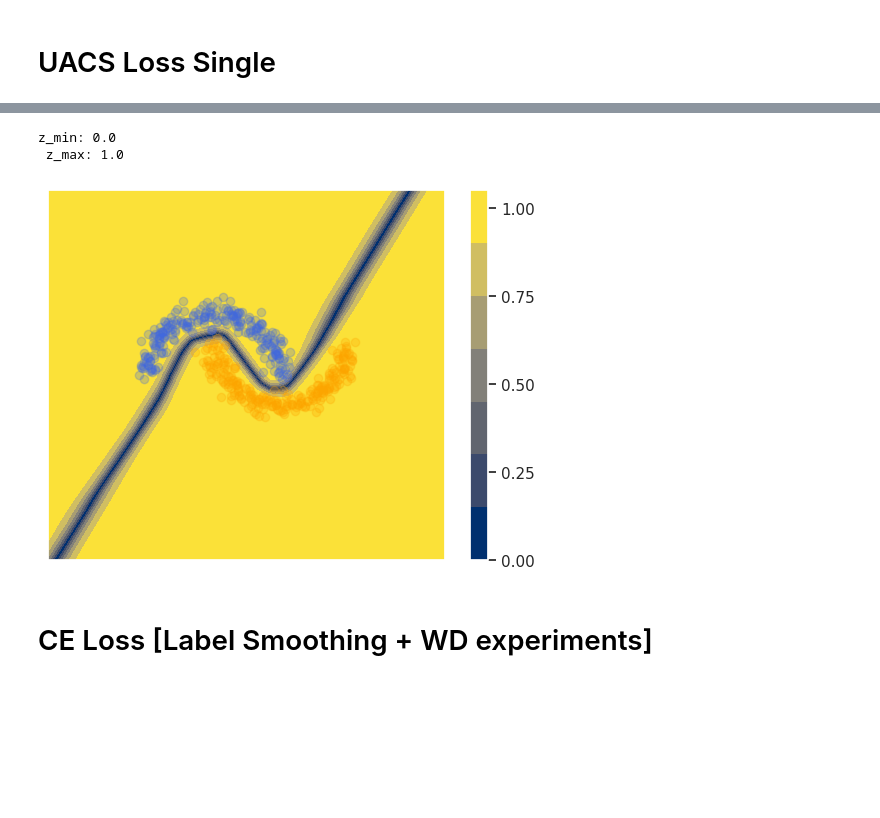
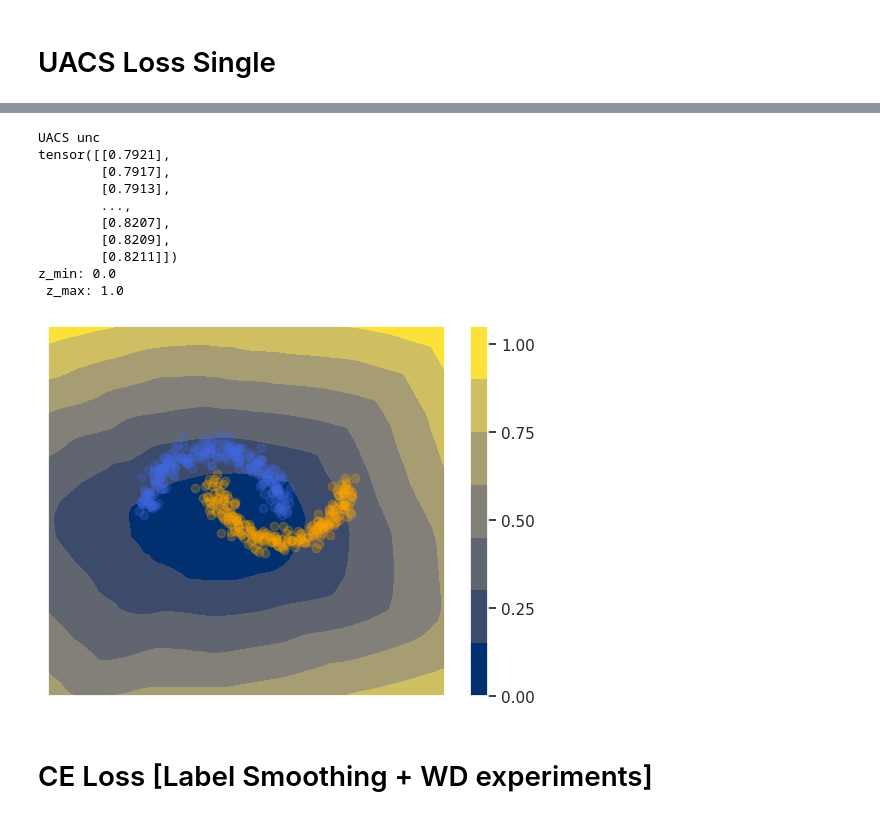
Before and after one commit to ivanovsdesign/duq_uncertainty_visualization, a Jupyter notebook: two_moons_ce_uanll.ipynb, the cells around one changed output, grey strips where cells are left out. Saved outputs shown, nothing was run; the diff lists cells and outputs as text; code cells hidden in the pictures; blank space fills up the shorter version.

Commit message:
Kaggle Notebook | two_moons_ce_uanll_uacs | DIfferent Uncertainty visualization

```diff
--- a/two_moons_ce_uanll.ipynb
+++ b/two_moons_ce_uanll.ipynb
@@ -45,6 +45,9 @@ output_dim_u = NUM_CLASSES + 1
 
 DOMAIN = 3
 
+# Uncertainty visualization method ['max', 'unc', 'combined']
+CONFIDENCE = 'unc'
+
 # Parameters for SGD Optimizer
 momentum = 0.9
 weight_decay = 1e-4
@@ -159,7 +162,7 @@ class UACSLoss(nn.Module):
             yoh.fill_(self.smoothing / (NUM_CLASSES - 1))
             yoh.scatter_(1, yy.data.to(torch.int64), self.confidence)
 
-        cosyh = cos(yoh,prob)
+        cosyh = cos(y,prob)
         loss0 = -((1.0 - cosyh) * torch.log(unc / (NUM_CLASSES - 1)))
         loss1 = -(cosyh * torch.log(1 - unc))
         loss = (loss0 + loss1).mean()
@@ -168,7 +185,10 @@ class UACSLoss(nn.Module):
 # %% [markdown]
 # Uncertainty visualization function
 # %%
-def plot_model_predictions(model, mode = 'single', domain = DOMAIN, num_classes = NUM_CLASSES, num_epochs = NUM_EP, noise = NOISE, loss_title = 'CE'):
+def plot_model_predictions(model, mode = 'single', confidence = 'max', domain = DOMAIN, num_classes = NUM_CLASSES, num_epochs = NUM_EP, noise = NOISE, loss_title = 'CE'):
+    '''
+    confidence: max / unc / combined
+    '''
     sns.set()
 
     x_lin = np.linspace(-domain + 0.5, domain + 0.5, 200)
@@ -182,11 +202,31 @@ def plot_model_predictions(model, mode = 'single', domain = DOMAIN, num_classes
     mask = y_vis.astype(np.bool_)
 
     if mode == 'single':
-        with torch.no_grad():
-            output = model(torch.from_numpy(X_grid).float())
-            output = nn.functional.softmax(output[:, :num_classes], 1)
-            confidence, _ = torch.max(output, dim=1)
-            # Range of certainty values
+        if loss_title in ['UACS', 'UANLL']:
+            print(loss_title, confidence)
+            if confidence == 'unc':
+                with torch.no_grad():
+                    output = model(torch.from_numpy(X_grid).float())
+                    confidence = 1 - torch.sigmoid(output[:, num_classes:])
+                    print(confidence) #certainty
+            elif confidence == 'max':
+                 with torch.no_grad():
+                    output = model(torch.from_numpy(X_grid).float())
+                    output = nn.functional.softmax(output[:, :num_classes], 1)
+                    confidence, _ = torch.max(output, dim=1)
+            elif confidence == 'combined':
+                with torch.no_grad():
+                    output = model(torch.from_numpy(X_grid).float())
+                    certainty = 1 - torch.sigmoid(output[:, num_classes:]) #certainty
+                    output = nn.functional.softmax(output[:, :num_classes], 1)
+                    confidence, _ = torch.max(output, dim=1)
+                    confidence = (confidence + torch.squeeze(certainty)) / 2
+        else:
+            with torch.no_grad():
+                output = model(torch.from_numpy(X_grid).float())
+                output = nn.functional.softmax(output[:, :num_classes], 1)
+                confidence, _ = torch.max(output, dim=1)
+
     elif mode == 'ensemble':
         with torch.no_grad():
             predictions = torch.stack([nn.functional.softmax(single_model(torch.from_numpy(X_grid).float())[:, :2], dim=1) for single_model in model])
@@ -327,9 +375,17 @@ Training Completed
 # %%
-plot_model_predictions(model, loss_title = 'UACS')
+plot_model_predictions(model, confidence = CONFIDENCE, loss_title = 'UACS')
 # %% [output]
+UACS unc
+tensor([[0.7921],
+        [0.7917],
+        [0.7913],
+        ...,
+        [0.8207],
+        [0.8209],
+        [0.8211]])
 z_min: 0.0
  z_max: 1.0
-[figure, old version]
+[figure, new version]
 # %%
 del model, criterion, optimizer
 # %% [markdown]
```
Also changed, not shown: parts of 9 cells of this notebook.
